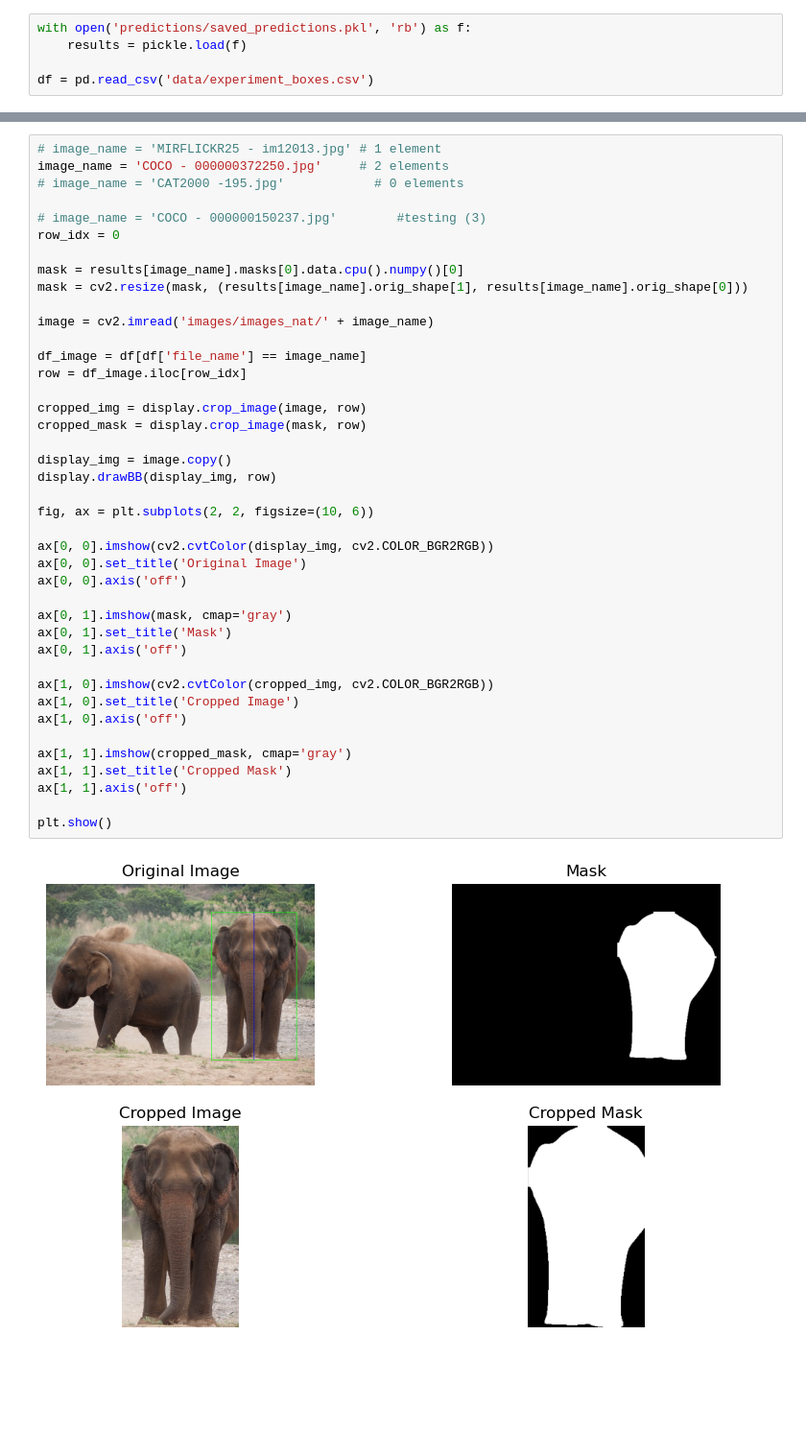
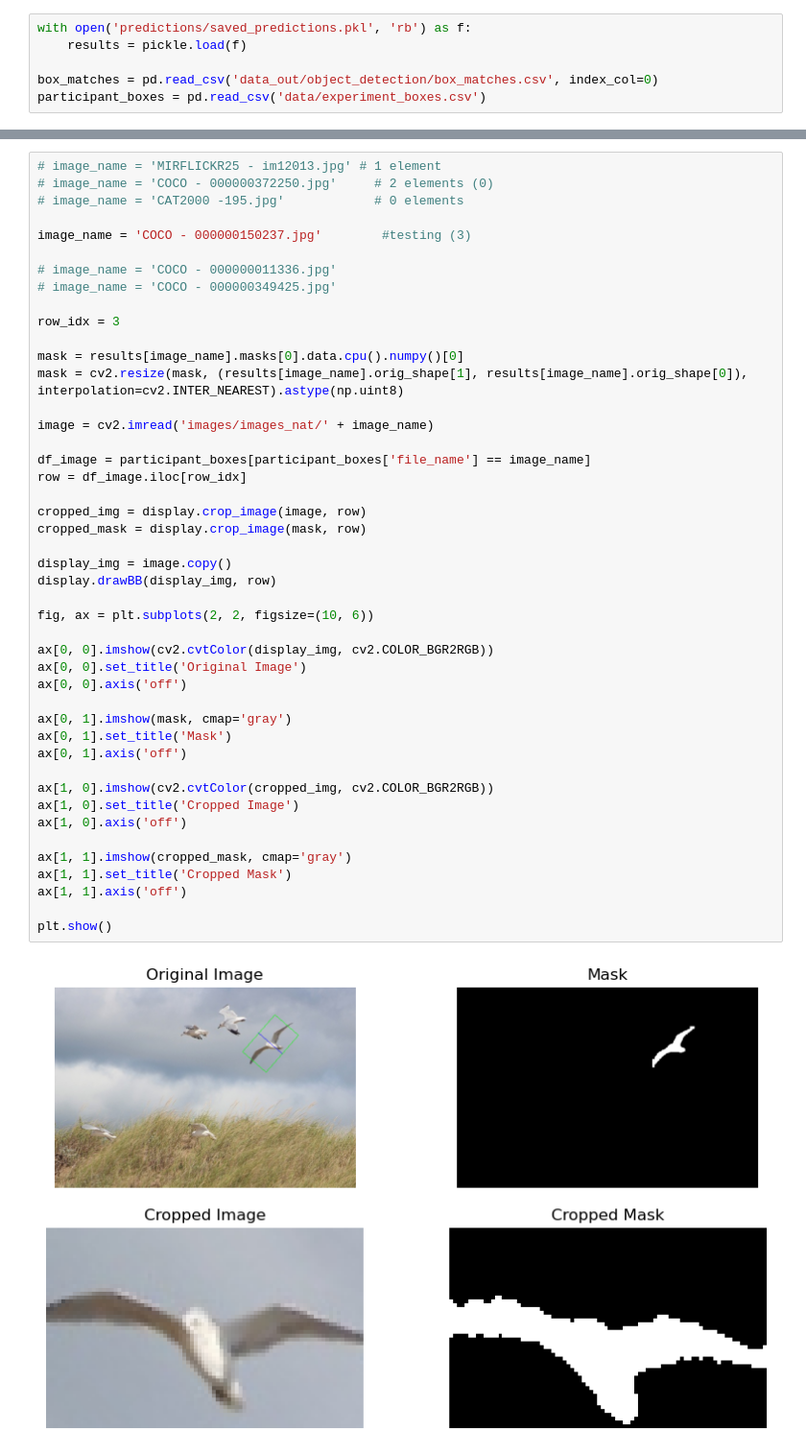
Before and after one commit to GMuradas99/Symmetry-Object-Detection-Analysis, a Jupyter notebook: homogeneity_threshold.ipynb, the cells around one changed output, grey strips where cells are left out. Shown at 96% size. Drawn from its saved outputs; the diff is of its cells as text; blank space fills up the shorter version.

```diff
--- a/homogeneity_threshold.ipynb
+++ b/homogeneity_threshold.ipynb
@@ -12,4 +15,5 @@ import helper_functions.homogeneityMetrics as homogeneity
 with open('predictions/saved_predictions.pkl', 'rb') as f:
     results = pickle.load(f)
 
-df = pd.read_csv('data/experiment_boxes.csv')
+box_matches = pd.read_csv('data_out/object_detection/box_matches.csv', index_col=0)
+participant_boxes = pd.read_csv('data/experiment_boxes.csv')
@@ -16,43 +22,47 @@ df = pd.read_csv('data/experiment_boxes.csv')
 # %%
 # image_name = 'MIRFLICKR25 - im12013.jpg' # 1 element
-image_name = 'COCO - 000000372250.jpg'     # 2 elements
+# image_name = 'COCO - 000000372250.jpg'     # 2 elements (0)
 # image_name = 'CAT2000 -195.jpg'            # 0 elements
 
-# image_name = 'COCO - 000000150237.jpg'        #testing (3)
-row_idx = 0
+image_name = 'COCO - 000000150237.jpg'        #testing (3)
+
+# image_name = 'COCO - 000000011336.jpg'
+# image_name = 'COCO - 000000349425.jpg'
+
+row_idx = 3
 
 mask = results[image_name].masks[0].data.cpu().numpy()[0]
-mask = cv2.resize(mask, (results[image_name].orig_shape[1], results[image_name].orig_shape[0]))
+mask = cv2.resize(mask, (results[image_name].orig_shape[1], results[image_name].orig_shape[0]), interpolation=cv2.INTER_NEAREST).astype(np.uint8)
 
 image = cv2.imread('images/images_nat/' + image_name)
 
-df_image = df[df['file_name'] == image_name]
+df_image = participant_boxes[participant_boxes['file_name'] == image_name]
 row = df_image.iloc[row_idx]
 
 cropped_img = display.crop_image(image, row)
 cropped_mask = display.crop_image(mask, row)
 
 display_img = image.copy()
 display.drawBB(display_img, row)
 
 fig, ax = plt.subplots(2, 2, figsize=(10, 6))
 
 ax[0, 0].imshow(cv2.cvtColor(display_img, cv2.COLOR_BGR2RGB))
 ax[0, 0].set_title('Original Image')
 ax[0, 0].axis('off')
 
 ax[0, 1].imshow(mask, cmap='gray')
 ax[0, 1].set_title('Mask')
 ax[0, 1].axis('off')
 
 ax[1, 0].imshow(cv2.cvtColor(cropped_img, cv2.COLOR_BGR2RGB))
 ax[1, 0].set_title('Cropped Image')
 ax[1, 0].axis('off')
 
 ax[1, 1].imshow(cropped_mask, cmap='gray')
 ax[1, 1].set_title('Cropped Mask')
 ax[1, 1].axis('off')
 
 plt.show()
 # %% [output]
-[figure, old version]
+[figure, new version]
```
Also changed, not shown: parts of 23 cells of this notebook, 6 other files.
